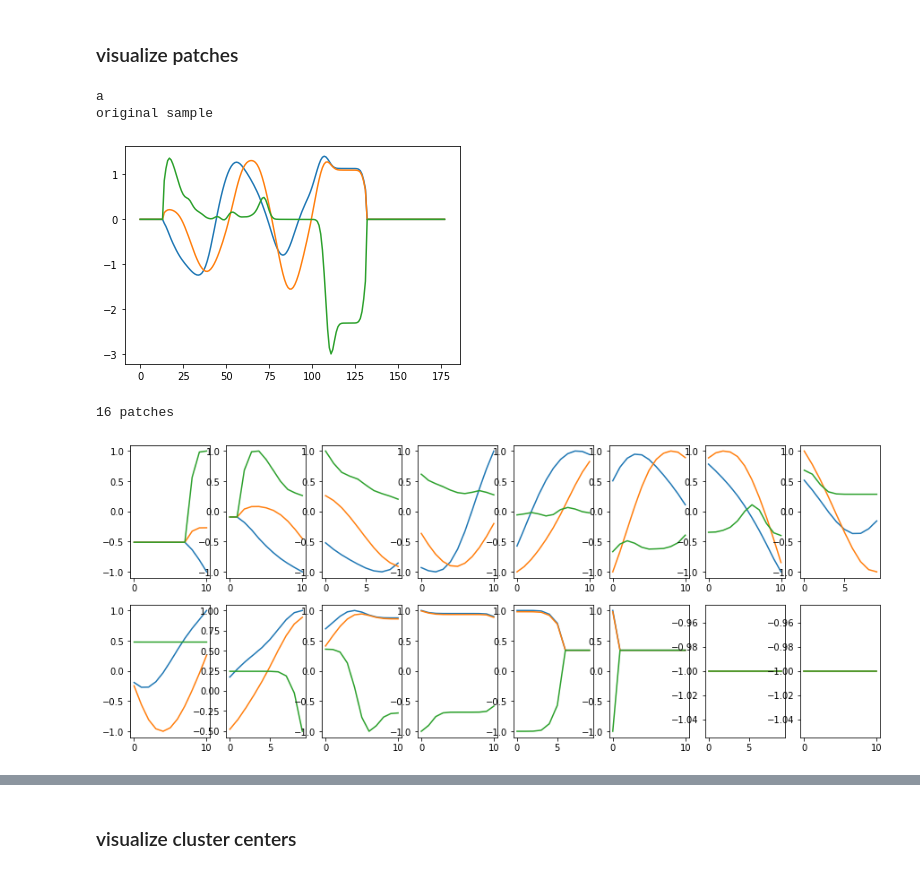
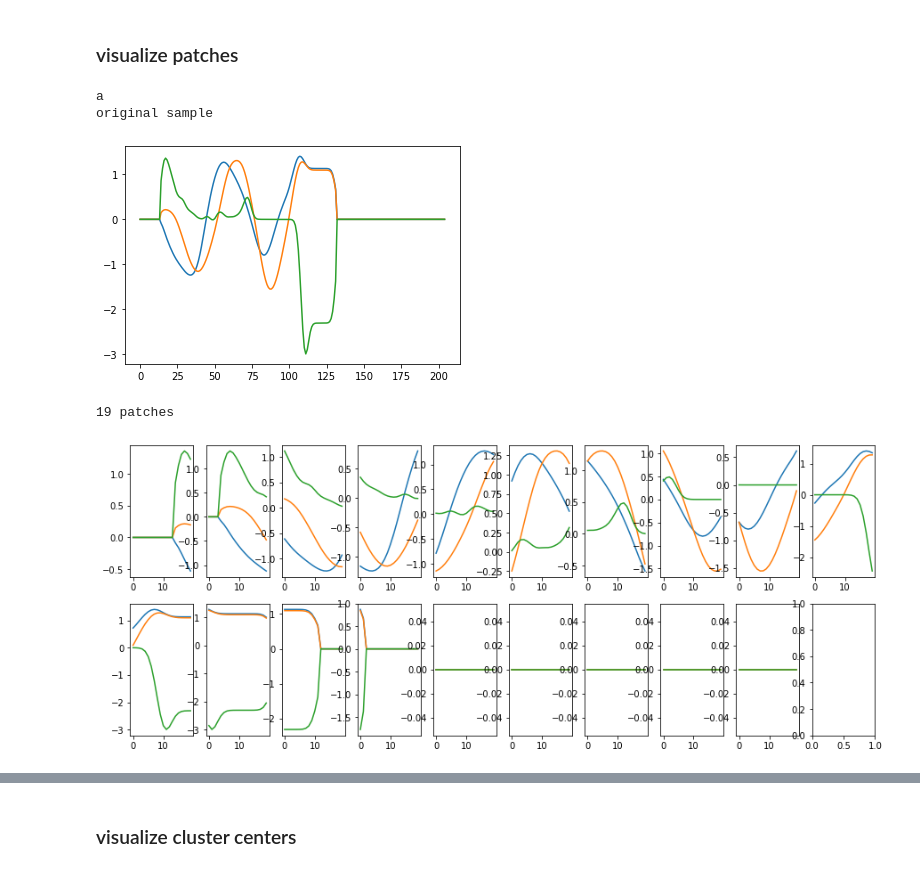
Before and after one commit to gourarushi/Character-Trajectory, a Jupyter notebook: project/CharacterTrajectories_Patches.ipynb, the cells around one changed output, grey strips where cells are left out. Saved outputs shown, nothing was run; the diff lists cells and outputs as text; code cells hidden in the pictures.

```diff
--- a/project/CharacterTrajectories_Patches.ipynb
+++ b/project/CharacterTrajectories_Patches.ipynb
@@ -73,6 +76,12 @@ inputs = mat['mixout'][0]
 
 train_inputs, test_inputs, train_labels, test_labels = data_f.train_test_split(inputs, labels, test_size=0.25, random_state=0)
 
+train_labels = np.array([int(label) for label in train_labels])
+test_labels = np.array([int(label) for label in test_labels])
+
+train_inputs, target_len = patches_f.append_defaults(train_inputs)
+test_inputs, _ = patches_f.append_defaults(test_inputs, target_len)
+
 train_data = list(zip(train_inputs, train_labels))
 test_data = list(zip(test_inputs, test_labels))
 # %% [output]
@@ -97,5 +106,5 @@ max length = 205
 # %%
-kwargs = {'window_size':20, 'stride':10, 'resizeTo':100, "normalize":(-1,1)}
+kwargs = {'window_size':20, 'stride':10}
 
 kwargs['data'] = train_data
 train_inputs, train_labels, train_indexes = patches_f.dataToPatches(**kwargs)
@@ -110,11 +119,11 @@ train_loader, val_loader, test_loader = data_f.createLoaders(train_inputs, train
 # %% [markdown]
 ### visualize patches
 # %%
-plotting_f.plotTimeSeries(train_data, train_indexes, train_inputs, char='a')
+plotting_f.plotTimeSeries(train_data, train_indexes, train_inputs, char='a', index=0)
 # %% [output]
 a
 original sample
-[figure, old version]
+[figure, new version]
-16 patches
+19 patches
-[figure, old version]
+[figure, new version]
 # %%
```
Also changed, not shown: parts of 43 cells of this notebook.
